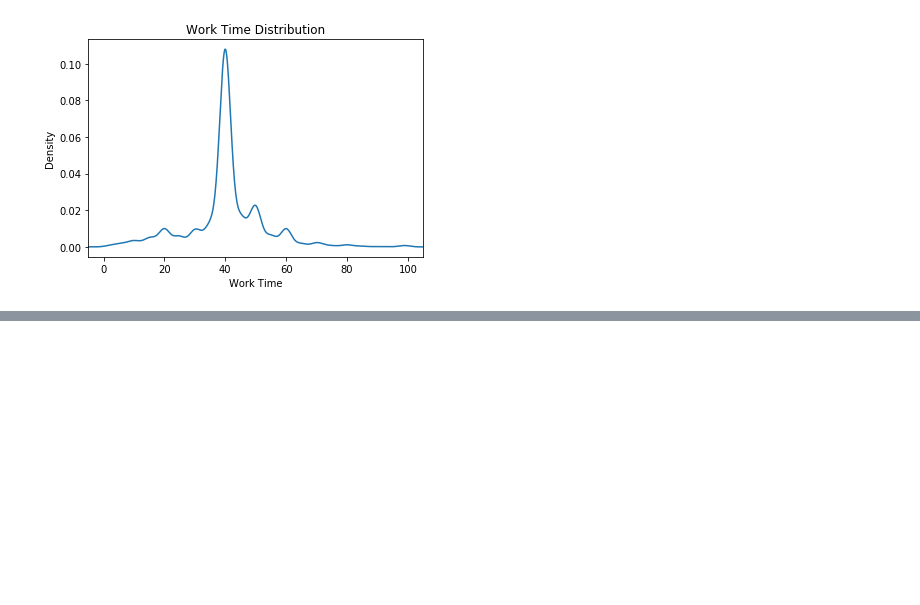
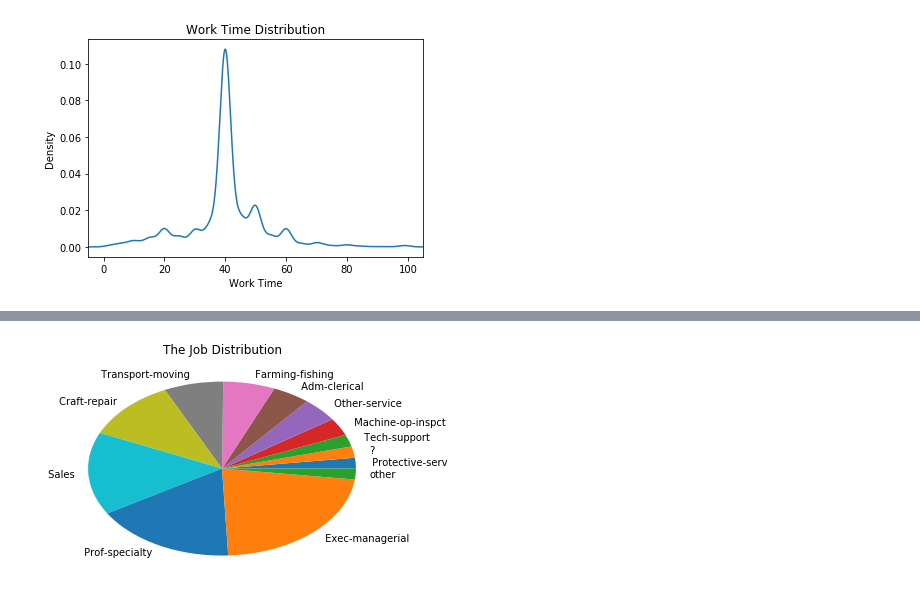
Before and after one commit to shinshiner/CS245-Data-Science, a Jupyter notebook: Adult/adult_analysis.ipynb, the cells around one changed output, grey strips where cells are left out. Cells and saved outputs as stored; diff of their text form; code cells hidden in the pictures; blank space fills up the shorter version.

```diff
--- a/Adult/adult_analysis.ipynb
+++ b/Adult/adult_analysis.ipynb
@@ -62,0 +83,12 @@ plt.show()
+# %%
+# 每周工作时间>50小时的工作分布
+df1 = df.loc[df['work_time'] >= 50, ['job']]
+s = df1['job'].value_counts(ascending=True)
+# print(s)
+s1 = s[:3]
+s2 = s[3:]
+s = s2.append(pd.Series([s1[0] + s1[1] + s1[2]], index=['other']))
+fig = s.plot(kind='pie', title='The Job Distribution', label='')
+plt.show()
+# %% [output]
+[figure, added]
```
Also changed, not shown: parts of 2 cells of this notebook, 10 other files.
